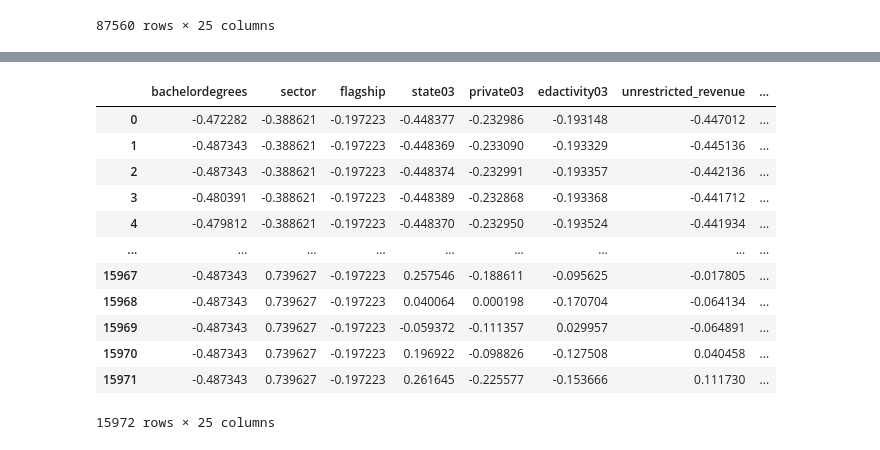
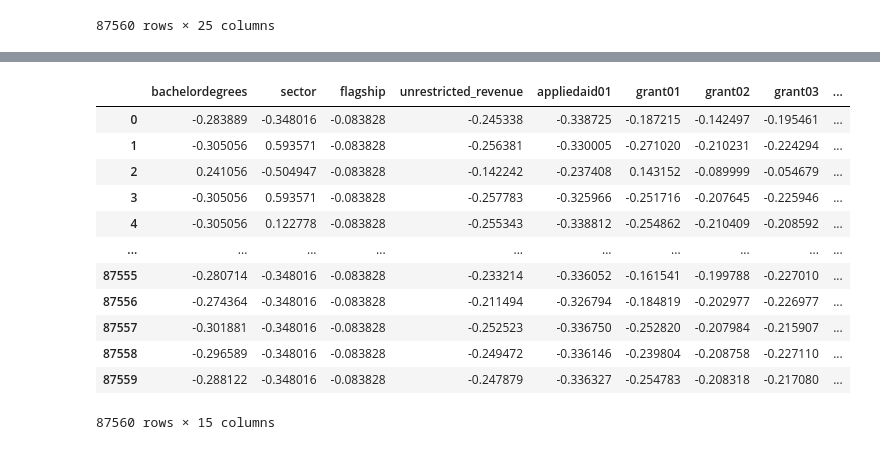
Before and after one commit to Jagac/ML-Repo, a Jupyter notebook: ED256/Analysis.ipynb, the cells around one changed output, grey strips where cells are left out. Cells and saved outputs as stored; diff of their text form; code cells hidden in the pictures.

```diff
--- a/ED256/Analysis.ipynb
+++ b/ED256/Analysis.ipynb
@@ -123,6 +142,11 @@ dtype: int64
 # %%
 # Dropping
-df_subset = df_subset.dropna(subset=['bachelordegrees'],how='all')
-df_subset = df_subset.dropna(subset=['state03'],how='all')
-df_subset.isnull().sum()
+df_subset = df[['bachelordegrees','sector','flagship',
+                'unrestricted_revenue','appliedaid01',
+                'grant01','grant02','grant03','grant07',
+                'institutional_grant_aid',
+               'any_aid_num','loan_num','acadsupp01','studserv01'
+               ,'total_enrollment_amin_tot'
+               ]]
+msno.bar(df_subset)
 # %% [output]
@@ -191,26 +198,25 @@ The idea in kNN methods is to identify 'k' samples in the dataset that are simil
 # %%
 knn=KNNImputer()
 df_knn = knn.fit_transform(df_subset)
 df_knn =  scaler.fit_transform(df_knn)
-df_knn = pd.DataFrame(df_knn, columns = ['bachelordegrees','sector','flagship','state03',
-                'private03','edactivity03','unrestricted_revenue','appliedaid01',
-                'grant01','grant02','grant03','grant05','grant06','grant07',
+df_knn = pd.DataFrame(df_knn, columns = ['bachelordegrees','sector','flagship',
+                'unrestricted_revenue','appliedaid01',
+                'grant01','grant02','grant03','grant07',
                 'institutional_grant_aid',
-               'any_aid_num','loan_num','acadsupp01','acadsupp01_fasb','acadsupp02','studserv01',
-               'studserv01_fasb','ftretention_rate','total_enrollment_amin_tot',
-               'dependent1'])
+               'any_aid_num','loan_num','acadsupp01','studserv01'
+               ,'total_enrollment_amin_tot'])
 df_knn
 # %% [output]
-|  | bachelordegrees | sector | flagship | state03 | private03 | edactivity03 | unrestricted_revenue | ... |
-| 0 | -0.472282 | -0.388621 | -0.197223 | -0.448377 | -0.232986 | -0.193148 | -0.447012 | ... |
-| 1 | -0.487343 | -0.388621 | -0.197223 | -0.448369 | -0.233090 | -0.193329 | -0.445136 | ... |
-| 2 | -0.487343 | -0.388621 | -0.197223 | -0.448374 | -0.232991 | -0.193357 | -0.442136 | ... |
-| 3 | -0.480391 | -0.388621 | -0.197223 | -0.448389 | -0.232868 | -0.193368 | -0.441712 | ... |
-| 4 | -0.479812 | -0.388621 | -0.197223 | -0.448370 | -0.232950 | -0.193524 | -0.441934 | ... |
-| ... | ... | ... | ... | ... | ... | ... | ... | ... |
-| 15967 | -0.487343 | 0.739627 | -0.197223 | 0.257546 | -0.188611 | -0.095625 | -0.017805 | ... |
-| 15968 | -0.487343 | 0.739627 | -0.197223 | 0.040064 | 0.000198 | -0.170704 | -0.064134 | ... |
-| 15969 | -0.487343 | 0.739627 | -0.197223 | -0.059372 | -0.111357 | 0.029957 | -0.064891 | ... |
-| 15970 | -0.487343 | 0.739627 | -0.197223 | 0.196922 | -0.098826 | -0.127508 | 0.040458 | ... |
-| 15971 | -0.487343 | 0.739627 | -0.197223 | 0.261645 | -0.225577 | -0.153666 | 0.111730 | ... |
+|  | bachelordegrees | sector | flagship | unrestricted_revenue | appliedaid01 | grant01 | grant02 | grant03 | ... |
+| 0 | -0.283889 | -0.348016 | -0.083828 | -0.245338 | -0.338725 | -0.187215 | -0.142497 | -0.195461 | ... |
+| 1 | -0.305056 | 0.593571 | -0.083828 | -0.256381 | -0.330005 | -0.271020 | -0.210231 | -0.224294 | ... |
+| 2 | 0.241056 | -0.504947 | -0.083828 | -0.142242 | -0.237408 | 0.143152 | -0.089999 | -0.054679 | ... |
+| 3 | -0.305056 | 0.593571 | -0.083828 | -0.257783 | -0.325966 | -0.251716 | -0.207645 | -0.225946 | ... |
+| 4 | -0.305056 | 0.122778 | -0.083828 | -0.255343 | -0.338812 | -0.254862 | -0.210409 | -0.208592 | ... |
+| ... | ... | ... | ... | ... | ... | ... | ... | ... | ... |
+| 87555 | -0.280714 | -0.348016 | -0.083828 | -0.233214 | -0.336052 | -0.161541 | -0.199788 | -0.227010 | ... |
+| 87556 | -0.274364 | -0.348016 | -0.083828 | -0.211494 | -0.326794 | -0.184819 | -0.202977 | -0.226977 | ... |
+| 87557 | -0.301881 | -0.348016 | -0.083828 | -0.252523 | -0.336750 | -0.252820 | -0.207984 | -0.215907 | ... |
+| 87558 | -0.296589 | -0.348016 | -0.083828 | -0.249472 | -0.336146 | -0.239804 | -0.208758 | -0.227110 | ... |
+| 87559 | -0.288122 | -0.348016 | -0.083828 | -0.247879 | -0.336327 | -0.254783 | -0.208318 | -0.217080 | ... |
-15972 rows × 25 columns
+87560 rows × 15 columns
```
Also changed, not shown: parts of 30 cells of this notebook.
